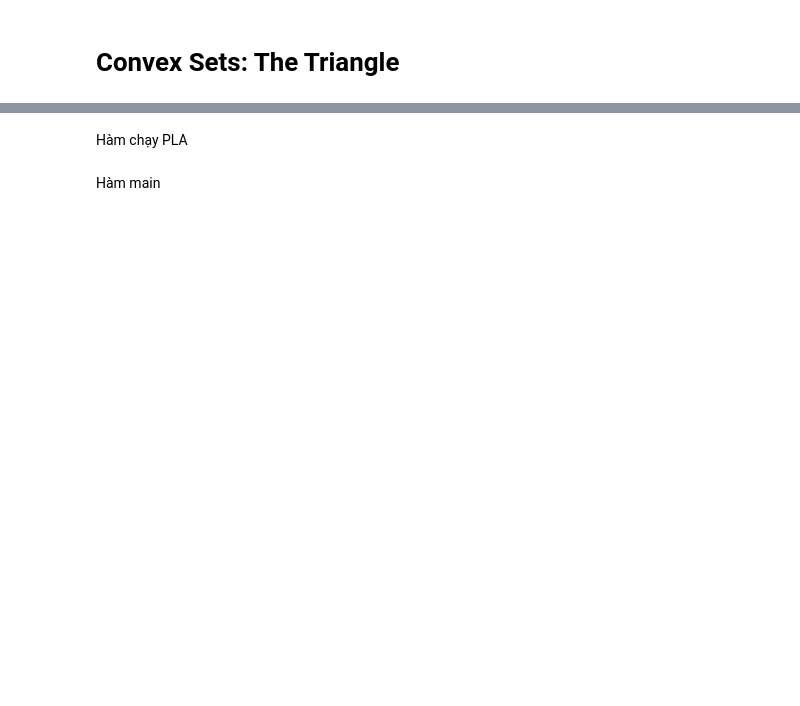
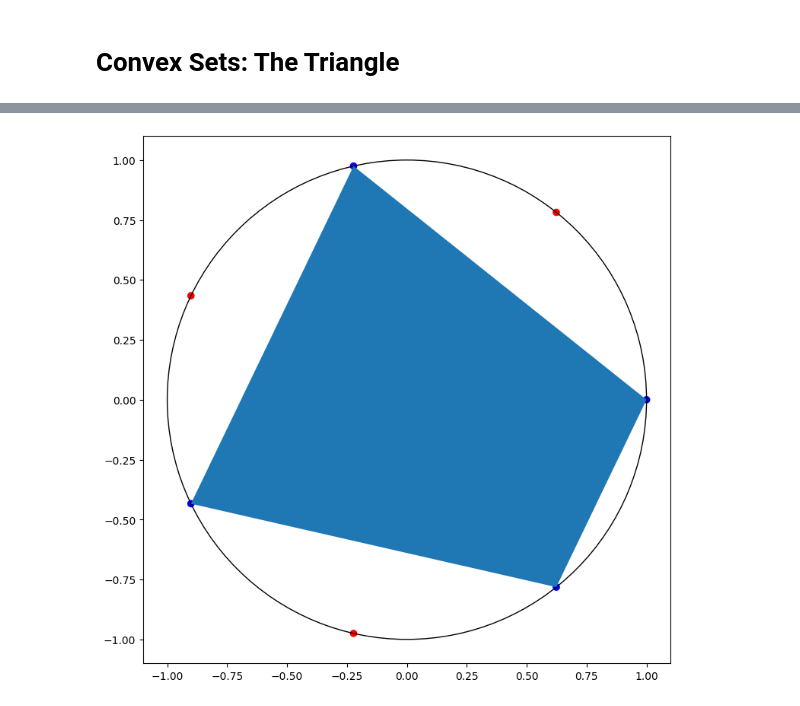
Before and after one commit to nhatminhtrieu/Code-Python, a Jupyter notebook: Notebooks/Intro2ML/Theory/W03/HW3_21127112.ipynb, the cells around one changed output, grey strips where cells are left out. Cells and saved outputs as stored; diff of their text form; code cells hidden in the pictures; blank space fills up the shorter version.

```diff
--- a/Notebooks/Intro2ML/Theory/W03/HW3_21127112.ipynb
+++ b/Notebooks/Intro2ML/Theory/W03/HW3_21127112.ipynb
@@ -92,2 +246,0 @@ def generate_data(N, target_w):
-# %% [markdown]
-Hàm chạy PLA
@@ -120,2 +246,0 @@ def run_PLA(X, Y):
-# %% [markdown]
-Hàm main
@@ -156,0 +247,39 @@ def main(N):
+# %%
+def plot_points_on_circle(N):
+    # Generate N points on the circle
+    center = (0, 0)
+    radius = 1
+
+    angles = np.linspace(0, 2*np.pi, N, endpoint=False)
+    x_points = center[0] + radius * np.cos(angles)
+    y_points = center[1] + radius * np.sin(angles)
+
+    plt.figure(figsize=(9, 9))
+
+    # Create a list of colors
+    colors = ['red' if i % 2 != 0 else 'blue' for i in range(N)]
+
+    # Plot the points with the colors
+    plt.scatter(x_points, y_points, color=colors)
+
+    # Draw the circle
+    circle = plt.Circle(center, radius, fill=False)
+    plt.gca().add_patch(circle)
+
+    # Step 1: Separate the coordinates of the blue points
+    x_blue = x_points[::2]
+    y_blue = y_points[::2]
+
+    # Step 2: Draw the triangle
+    triangle = Polygon(np.column_stack((x_blue, y_blue)), fill=True)
+    plt.gca().add_patch(triangle)
+
+    # Set equal aspect ratio so the circle isn't distorted
+    plt.gca().set_aspect('equal', adjustable='box')
+
+    # Show the plot
+    plt.show()
+# %%
+plot_points_on_circle(N=7)
+# %% [output]
+[figure, added]
```
Also changed, not shown: parts of 43 cells of this notebook, 7 other files.
